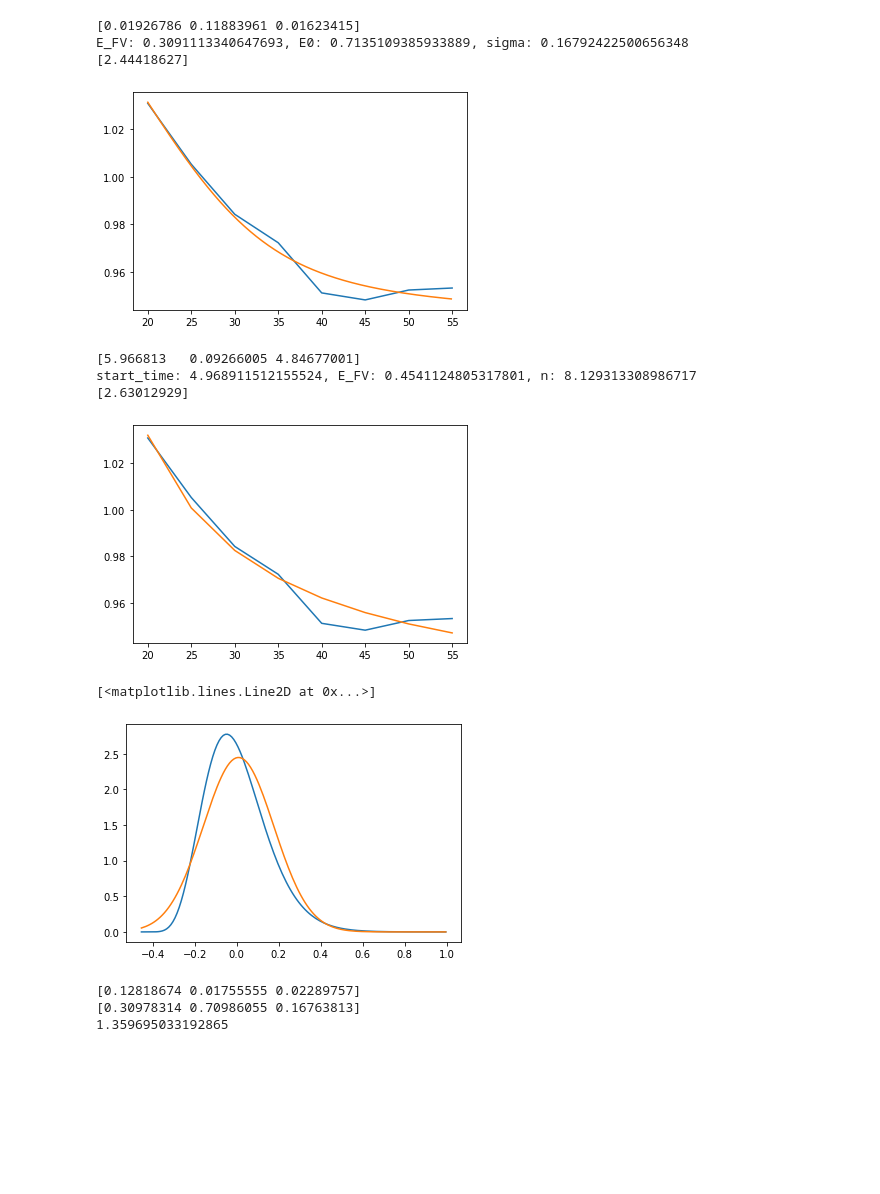
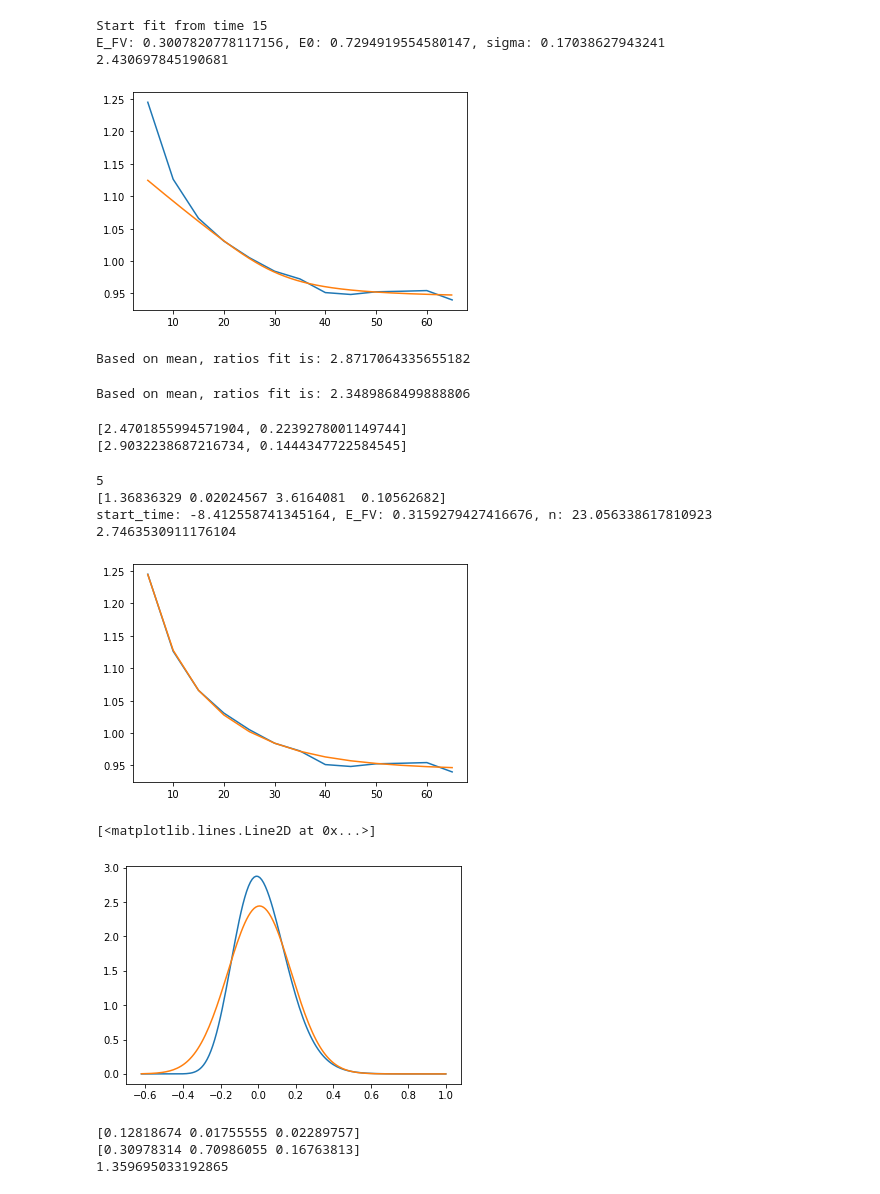
Before and after one commit to jinluchang/Qlattice, a Jupyter notebook: applications/false-vacuum-decay/false_vacuum_decay.ipynb, the cells around one changed output. Saved outputs shown, nothing was run; the diff lists cells and outputs as text; code cells hidden in the pictures; blank space fills up the shorter version.

```diff
--- a/applications/false-vacuum-decay/false_vacuum_decay.ipynb
+++ b/applications/false-vacuum-decay/false_vacuum_decay.ipynb
@@ -36,7 +35,7 @@ date = "*" #datetime.datetime.now().date()
 fileid = f"{total_site[0]}x{total_site[3]}_lmbd_{lmbd}_v0_{v0}_alpha_{alpha}_m_{m_particle}_dt_{dt}_bar_{barrier_strength}_M_{M}_L_{L}_tfull_{t_full}_tFV_{t_FV}_{date}_{version}"
 
 cutoff = 10000
-block_size = 2000
+block_size = 10000
 
 measurements = Data(Nt, cutoff, block_size)
 measurements.load(f"output_data/measurements_{fileid}.bin")
@@ -66,7 +65,7 @@ dSs = []
 dS_errs = []
 t_TVs = []
 
-for sf in sfs[:-3]:
+for sf in sfs[1:]:
     blocks = measurements.get_exp_Ebar_blocks(sf)
     dS, err = jk.get_errors_from_blocks(np.mean(blocks), blocks)
     dSs.append(dS)
@@ -136,48 +129,76 @@ E0: 0.6145139308649828, sigma: 0.15285531257218818
 # %%
-fit = ratios_fit.GaussianFit(t_TVs, 0.0, 0.2)
+ratios_fit = reload(ratios_fit)
+fit = ratios_fit.GaussianFit(0.2)
+t_start = fit.choose_start(t_TVs, ratios, dS_errs)
+print(f"Start fit from time {t_start}")
 
-opt, cov = curve_fit(fit.fit, t_TVs, ratios, sigma=dS_errs, p0=[1.0, 1.0, 1.0], jac=fit.dfit, bounds=((-np.inf,0,0),(np.inf,np.inf,np.inf)))
-print(np.sqrt(np.diag(cov)))
+end = t_TVs.index(t_start)
+opt, cov = fit.get_fit_params(t_TVs[:end], ratios[:end], dS_errs[:end])
+#print(np.sqrt(np.diag(cov)))
 
 plt.plot(t_TVs, ratios)
-plt.plot(np.arange(20,55,0.1), fit.fit(np.arange(20,55,0.1), opt[0], opt[1],opt[2]))
+plt.plot(np.arange(t_TVs[-1],t_TVs[0],0.1), fit.fit(np.arange(t_TVs[-1],t_TVs[0],0.1), opt[0], opt[1],opt[2]))
 #plt.plot(t_TVs, fit2(np.array(t_TVs), opt2[0], opt2[1],opt2[2]))
 print(f"E_FV: {opt[0]}, E0: {opt[1]}, sigma: {opt[2]}")
-print(fit.R0(0,opt[0],opt[1],opt[2])/fit.Rt(np.array([25.0]),fit.start_time, opt[0],opt[1],opt[2]))
+print(fit.get_correction(25,*opt))
 
 fit_g = fit
 opt_g = opt
 # %% [output]
-[0.01926786 0.11883961 0.01623415]
-E_FV: 0.3091113340647693, E0: 0.7135109385933889, sigma: 0.16792422500656348
-[2.44418627]
+Start fit from time 15
+E_FV: 0.3007820778117156, E0: 0.7294919554580147, sigma: 0.17038627943241
+2.430697845190681
-[figure, old version]
+[figure, new version]
+# %%
+profile_tFV  = f"output_data/measurements_{total_site[0]}x{total_site[3]}_lmbd_{lmbd}_v0_{v0}_alpha_{alpha}_m_{m_particle}_dt_{dt}_bar_{barrier_strength}_M_1.0_L_0.0_tfull_{t_full}_tFV_{t_FV}_*_{version}.bin"
+pfit_from_mean, power_blocks = measurements.get_fit_ratios_blocks(profile_tFV, 25, start=0, fitobject=ratios_fit.PowerFit)
+# %% [output]
+Based on mean, ratios fit is: 2.8717064335655182
+# %%
+profile_tFV  = f"output_data/measurements_{total_site[0]}x{total_site[3]}_lmbd_{lmbd}_v0_{v0}_alpha_{alpha}_m_{m_particle}_dt_{dt}_bar_{barrier_strength}_M_1.0_L_0.0_tfull_{t_full}_tFV_{t_FV}_*_{version}.bin"
+gfit_from_mean, gaus_blocks = measurements.get_fit_ratios_blocks(profile_tFV, 25, start=15)
+# %% [output]
+Based on mean, ratios fit is: 2.3489868499888806
+# %%
+#jk.get_errors_from_blocks(np.mean(blocks), blocks)
+print(jk.get_errors_from_blocks(gfit_from_mean, gaus_blocks))
+print(jk.get_errors_from_blocks(pfit_from_mean, power_blocks))
+# %% [output]
+[2.4701855994571904, 0.2239278001149744]
+[2.9032238687216734, 0.1444347722584545]
 # %%
-fit = ratios_fit.PowerFit(t_TVs, 0.0, 0.2)
+ratios_fit=reload(ratios_fit)
+fit = ratios_fit.PowerFit2(0.2)
+print(fit.choose_start(t_TVs, ratios, dS_errs))
 
-opt, cov = curve_fit(fit.fit, t_TVs, ratios, sigma=dS_errs, p0=[1.0, 1.0, 1.0], jac=fit.dfit, bounds=((-np.inf,0,0),(np.inf,np.inf,np.inf)))
+start = 0
+end = 100
+opt, cov = fit.get_fit_params(t_TVs[start:end], ratios[start:end], dS_errs[start:end])
+
 print(np.sqrt(np.diag(cov)))
 
 plt.plot(t_TVs, ratios)
-plt.plot(t_TVs, fit.fit(np.array(t_TVs), opt[0], opt[1],opt[2]))
+plt.plot(t_TVs, fit.fit(np.array(t_TVs), *opt))
 print(f"start_time: {opt[0]}, E_FV: {opt[1]}, n: {opt[2]}")
-print(fit.R0(0,opt[1],opt[2])/fit.Rt(np.array([25.0]),opt[0],opt[1],opt[2]))
+print(fit.get_correction(25,*opt))
 
 fit_power = fit
 opt_power = opt
 # %% [output]
-[5.966813   0.09266005 4.84677001]
-start_time: 4.968911512155524, E_FV: 0.4541124805317801, n: 8.129313308986717
-[2.63012929]
+5
+[1.36836329 0.02024567 3.6164081  0.10562682]
+start_time: -8.412558741345164, E_FV: 0.3159279427416676, n: 23.056338617810923
+2.7463530911176104
-[figure, old version]
+[figure, new version]
 # %%
+t = 25.0
 E = np.arange(-opt_power[1],1,0.01)
-plt.plot(E, [fit_power.integrand(E[i],np.array([25.0]),opt_power[0],opt_power[1],opt_power[2])[0] for i in range(len(E))]/fit_power.Rt(np.array([25.0]),opt_power[0],opt_power[1],opt_power[2]))
+plt.plot(E, [fit_power.integrand(E[i],np.array([t]),*opt_power)[0] for i in range(len(E))]/fit_power.Rt(np.array([t]),*opt_power))
 
-plt.plot(E, [fit_g.integrand(E[i],np.array([25.0]),fit_g.start_time,opt_g[0],opt_g[1],opt_g[2])[0] for i in range(len(E))]/fit_g.Rt(np.array([25.0]),fit_g.start_time,opt_g[0],opt_g[1],opt_g[2]))
+plt.plot(E, [fit_g.integrand(E[i],np.array([t]),fit_g.start_time,opt_g[0],opt_g[1],opt_g[2])[0] for i in range(len(E))]/fit_g.Rt(np.array([t]),fit_g.start_time,opt_g[0],opt_g[1],opt_g[2]))
 # %% [output]
 [<matplotlib.lines.Line2D at 0x...>]
-[figure, old version]
+[figure, new version]
 # %%
 E = np.arange(-opt[1],1,0.1)
 plt.plot(E, [fit.integrand(E[i],np.array([25.0]),fit.start_time,opt[0],opt[1],opt[2])[0] for i in range(len(E))]/fit.Rt(np.array([25.0]),fit.start_time,opt[0],opt[1],opt[2]))
```
Also changed, not shown: parts of 6 cells of this notebook, 3 other files.
